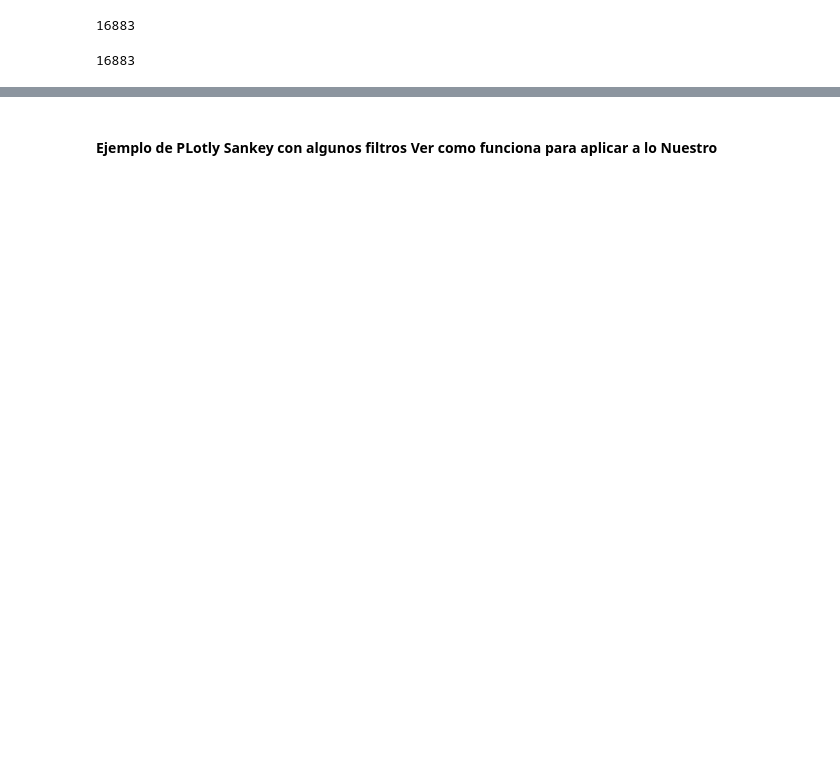
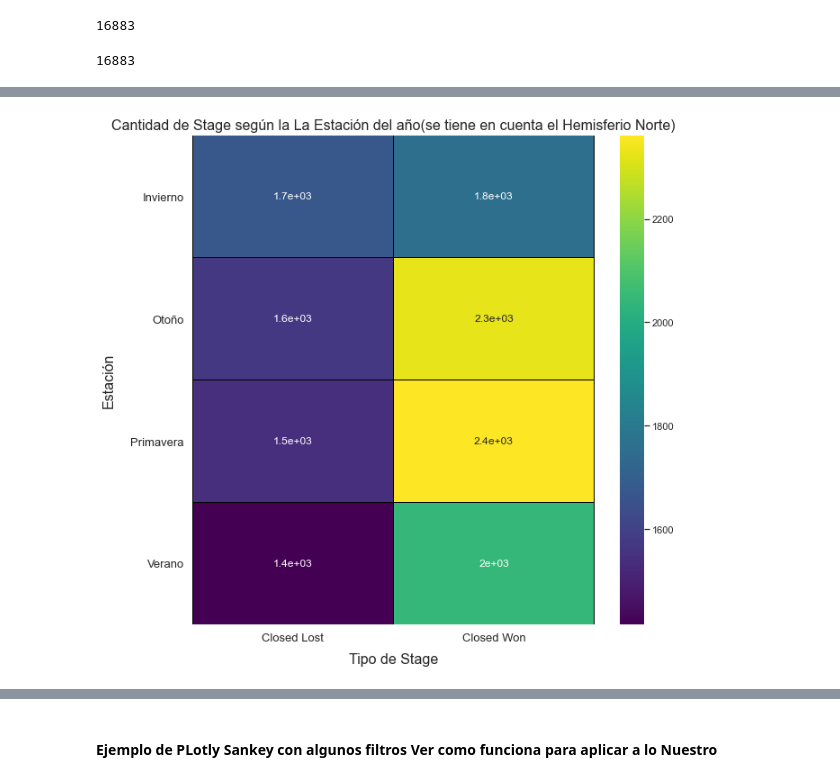
Before and after one commit to miguelAfonzalida/TP1-OrgaDatos, a Jupyter notebook: Visu Challenge(Grupo The Devs Army).ipynb, the cells around one changed output, grey strips where cells are left out. Drawn from its saved outputs; the diff is of its cells as text; code cells hidden in the pictures; blank space fills up the shorter version.

```diff
--- a/Visu Challenge(Grupo The Devs Army).ipynb
+++ b/Visu Challenge(Grupo The Devs Army).ipynb
@@ -64,0 +232,14 @@ df.head()
+# %%
+df['veces'] = 1
+mi_map=pd.crosstab(df.loc[df['Hemisferio']=='Hemisferio Norte','Estación'], df['Stage'],values=df.veces,aggfunc=np.sum)
+fig, ax = plt.subplots(figsize=(10,10))
+g = sns.heatmap(mi_map, cmap="viridis", ax=ax, linewidths=0.005, linecolor='black',annot=True)
+g.set_title("Cantidad de Stage según la La Estación del año(se tiene en cuenta el Hemisferio Norte)", fontsize=16)
+g.set_xlabel("Tipo de Stage", fontsize=16, labelpad=10)
+g.set_ylabel("Estación", fontsize=16, labelpad=16, rotation=90)
+g.set_xticklabels(g.get_xticklabels(), fontsize=13)
+g.set_yticklabels(g.get_yticklabels(), fontsize=13, rotation=0)
+g.title.set_position([0.5, 1.05])
+plt.show()
+# %% [output]
+[figure, added]
```
Also changed, not shown: parts of 32 cells of this notebook.
